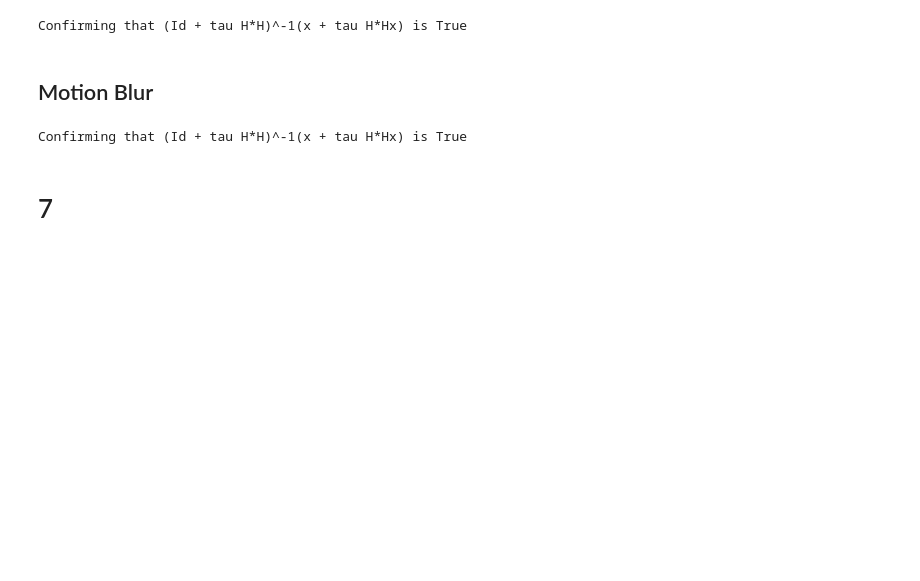
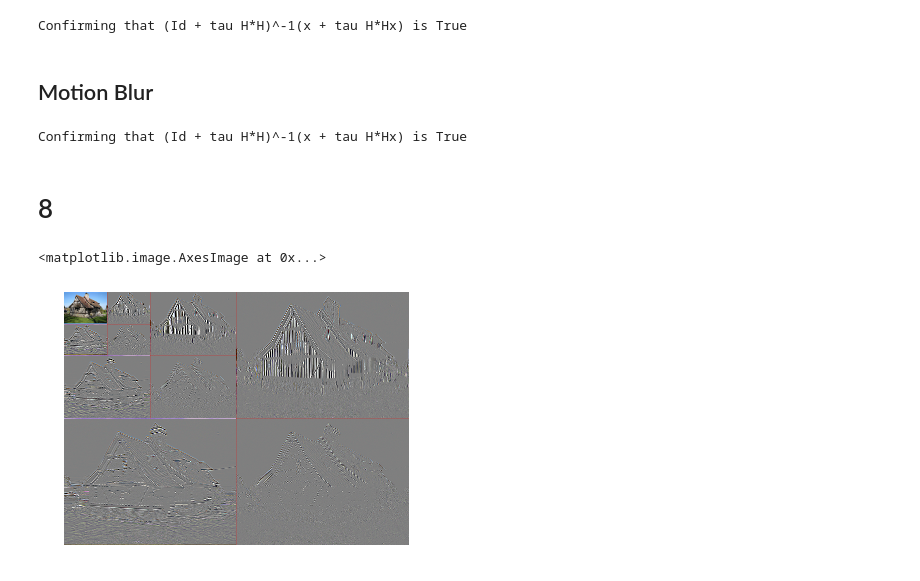
Before and after one commit to UnnikrishnanSivaprasad/ECE285IVR, a Jupyter notebook: Testing.ipynb, the cells around one changed output. Drawn from its saved outputs; the diff is of its cells as text; code cells hidden in the pictures; blank space fills up the shorter version.

```diff
--- a/Testing.ipynb
+++ b/Testing.ipynb
@@ -103,4 +103,13 @@ print("Confirming that (Id + tau H*H)^-1(x + tau H*Hx) is {}".format(np.allclose
 # %% [output]
 Confirming that (Id + tau H*H)^-1(x + tau H*Hx) is True
 # %% [markdown]
-# 7
+# 8
+# %%
+x0 = plt.imread("assets/normandy.png")
+J = 3
+h,g = im.wavelet('db2')
+y0 = im.dwt(im.dwt_crop(x0,J),J,h,g)
+im.showdwt(y0,J=3)
+# %% [output]
+<matplotlib.image.AxesImage at 0x...>
+[figure, added]
```
Also changed, not shown: parts of 7 cells of this notebook, 2 other files.
